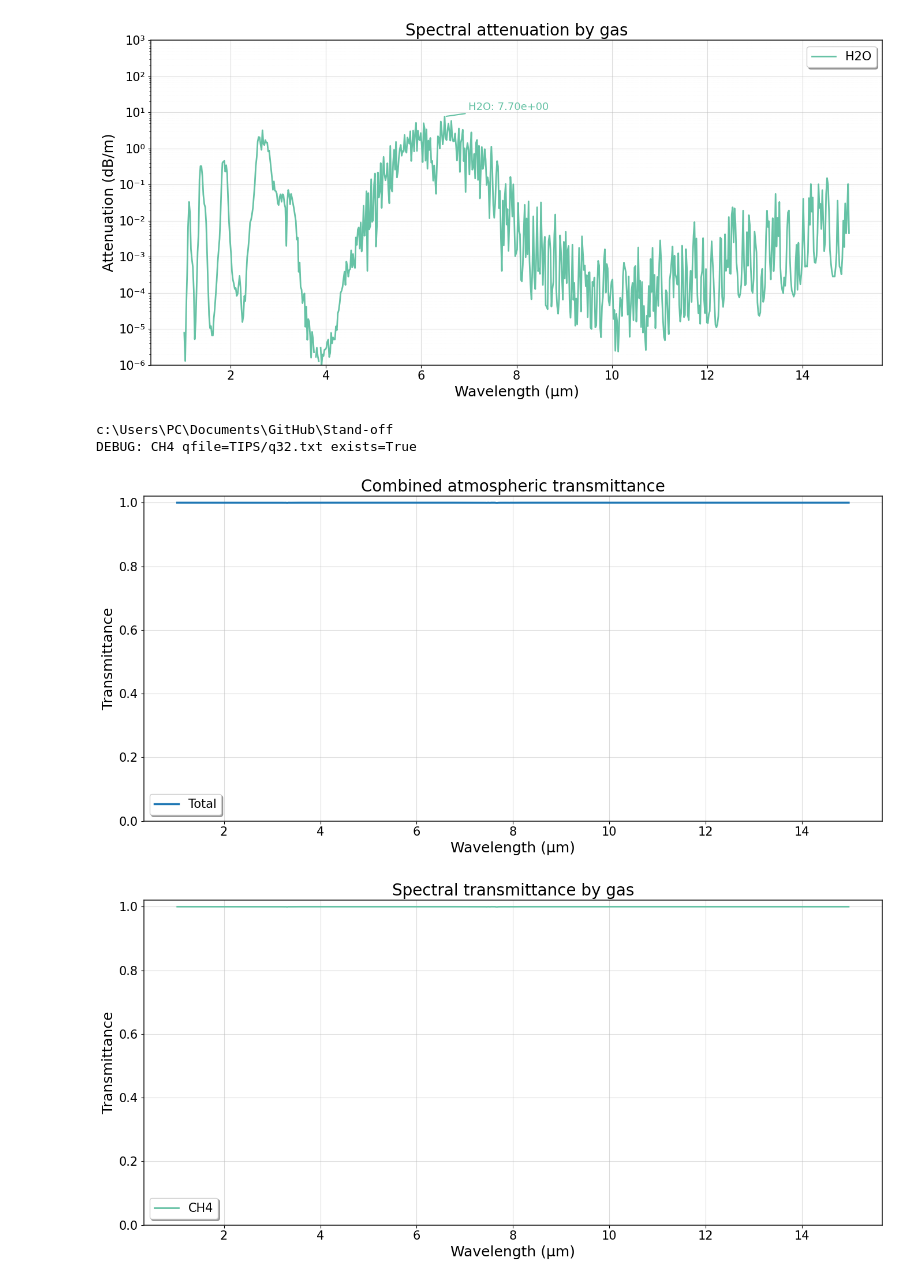
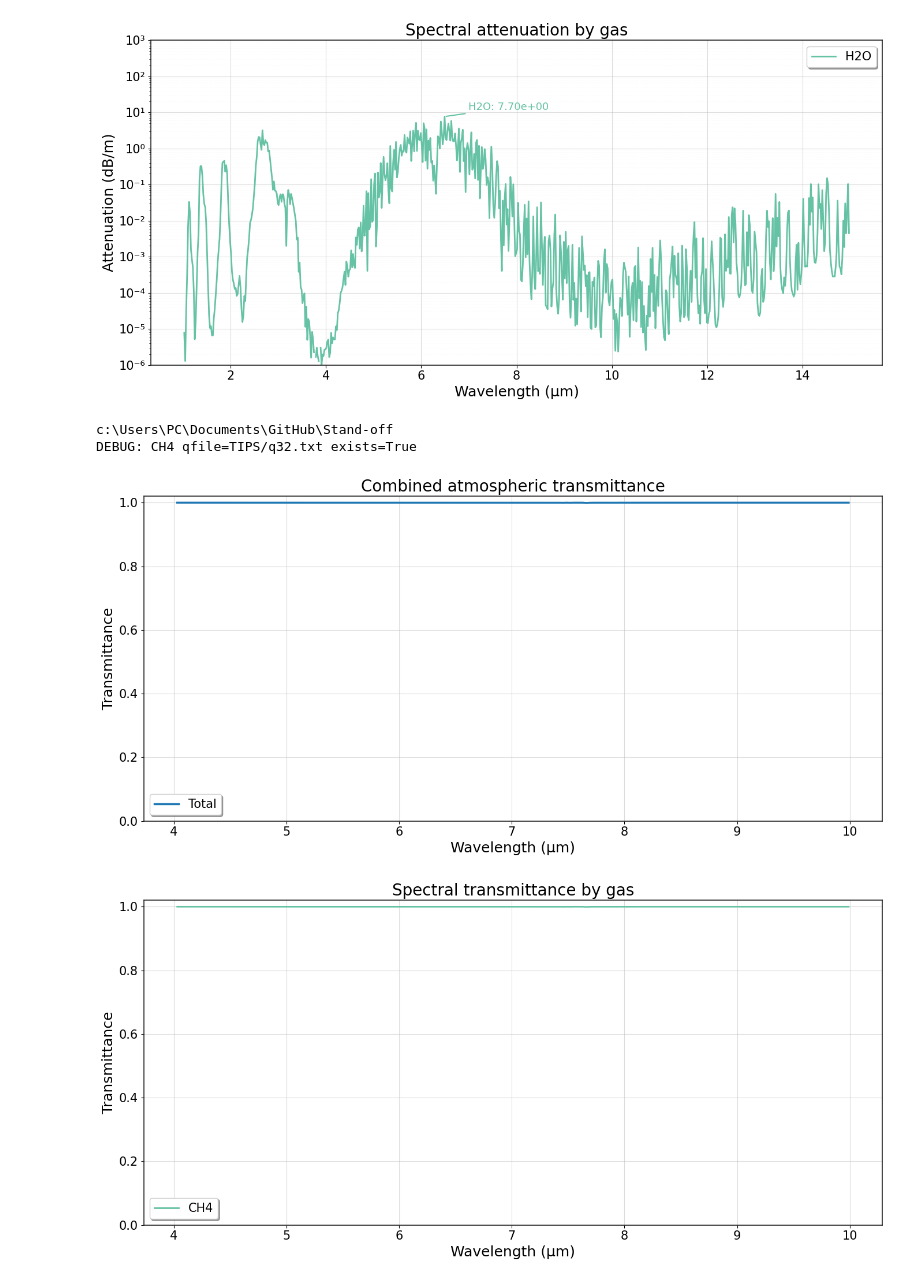
Before and after one commit to Jleon13/Stand-off, a Jupyter notebook: ch4.ipynb, the cells around one changed output. Drawn from its saved outputs; the diff is of its cells as text; code cells hidden in the pictures.

```diff
--- a/ch4.ipynb
+++ b/ch4.ipynb
@@ -59,37 +59,37 @@ Pch4 = vmr * Ptotal
 
 sp = default_species()
 for s in sp:
      if s.name == 'H2O': s.Pmol = 0
      if s.name == 'CO2': s.Pmol = 0
      if s.name == 'O3': s.Pmol = 0
      if s.name == 'N2O': s.Pmol = 0
      if s.name == 'CO': s.Pmol = 0
      if s.name == 'CH4': s.Pmol = Pch4
      if s.name == 'O2': s.Pmol = 0
 
 ch4 = [s for s in sp if s.name == "CH4"]
 
 import os
 print(os.getcwd())
 
 res = run_simulation(
     parfile='68da838c.par',
     species=ch4,
-    nu_min=666.67, nu_max=10000.0, dnu=0.01,
+    nu_min=1000, nu_max=2500, dnu=0.01,
     tileW=20.0, guard=5.0,
     temp_K=T, L_m=1.0, pres=Ptotal,
     delta_um=0.020,
-    save_csv=True, outdir='out', make_plots=True, att=False,
+    save_csv=True, outdir='out', make_plots=True, att=False
 )
 
 lambda_um = res['lambda_centers']
 Tprod = res['T_prod_samp']
 Th2o  = res['T_each_samp'][0]
 # %% [output]
 c:\Users\PC\Documents\GitHub\Stand-off
 DEBUG: CH4 qfile=TIPS/q32.txt exists=True
-[figure, old version]
+[figure, new version]
-[figure, old version]
+[figure, new version]
 # %%
 '''CH4'''
 vmr = 1.7e-06
```
Also changed, not shown: parts of 1 cell of this notebook, 8 other files.
